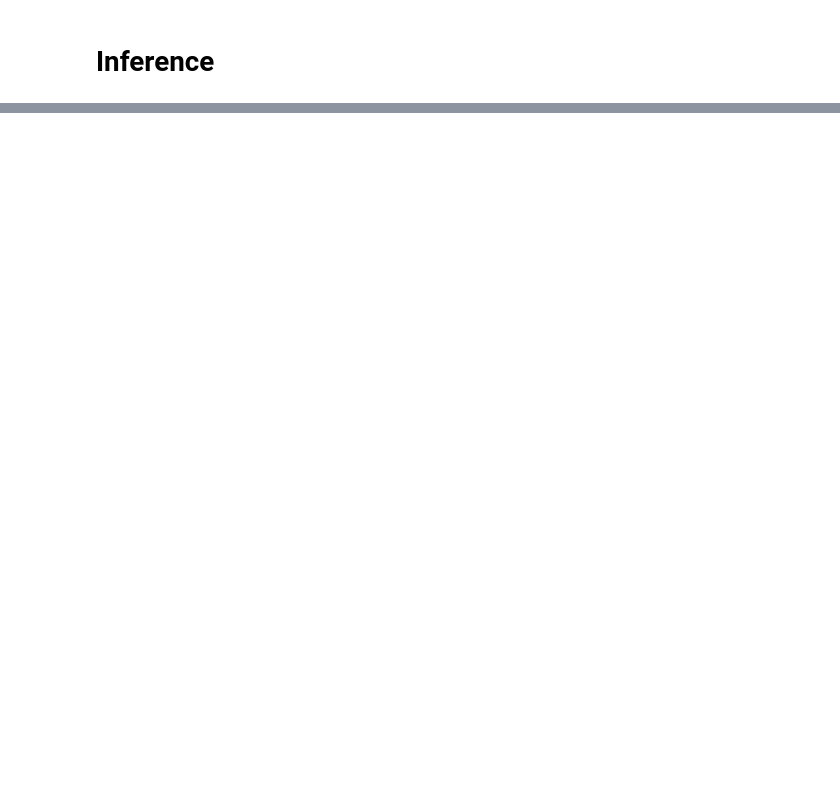
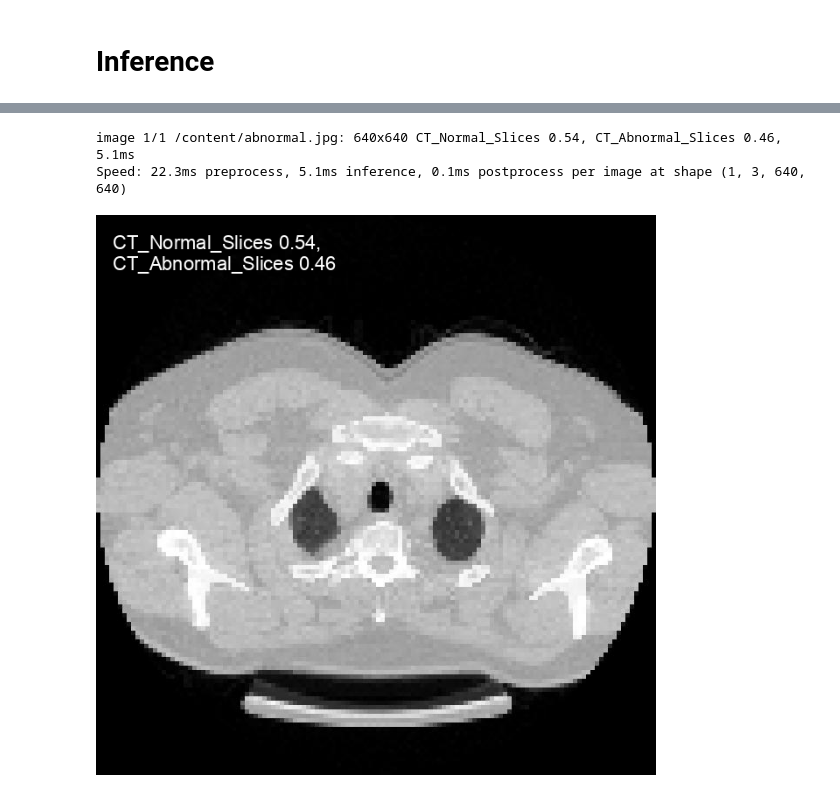
Before and after one commit to SURESHBEEKHANI/Computer-Vision-Task-with-Yolo-Model, a Jupyter notebook: YOLO11_Image_Classification_on_Custom_dataset.ipynb, the cells around one changed output, grey strips where cells are left out. Cells and saved outputs as stored; diff of their text form; code cells hidden in the pictures; blank space fills up the shorter version.

```diff
--- a/YOLO11_Image_Classification_on_Custom_dataset.ipynb
+++ b/YOLO11_Image_Classification_on_Custom_dataset.ipynb
@@ -102,6 +119,10 @@ Image("/content/runs/classify/train/results.png", width=600)
 # %%
 model = YOLO('/content/runs/classify/train/weights/best.pt')
 
-results = model("/content/TUMOR3D-2/test/CT_Abnormal_Slices/abnormal_10_slice_56_png.rf.0222af93bc385a4ca2ec84e9b7670810.jpg") #, save=True, conf=0.5)
+results = model("/content/abnormal.jpg") #, save=True, conf=0.5)
 results[0].show()
+# %% [output]
+image 1/1 /content/abnormal.jpg: 640x640 CT_Normal_Slices 0.54, CT_Abnormal_Slices 0.46, 5.1ms
+Speed: 22.3ms preprocess, 5.1ms inference, 0.1ms postprocess per image at shape (1, 3, 640, 640)
+[figure, added]
 # %%
```
Also changed, not shown: parts of 6 cells of this notebook.
